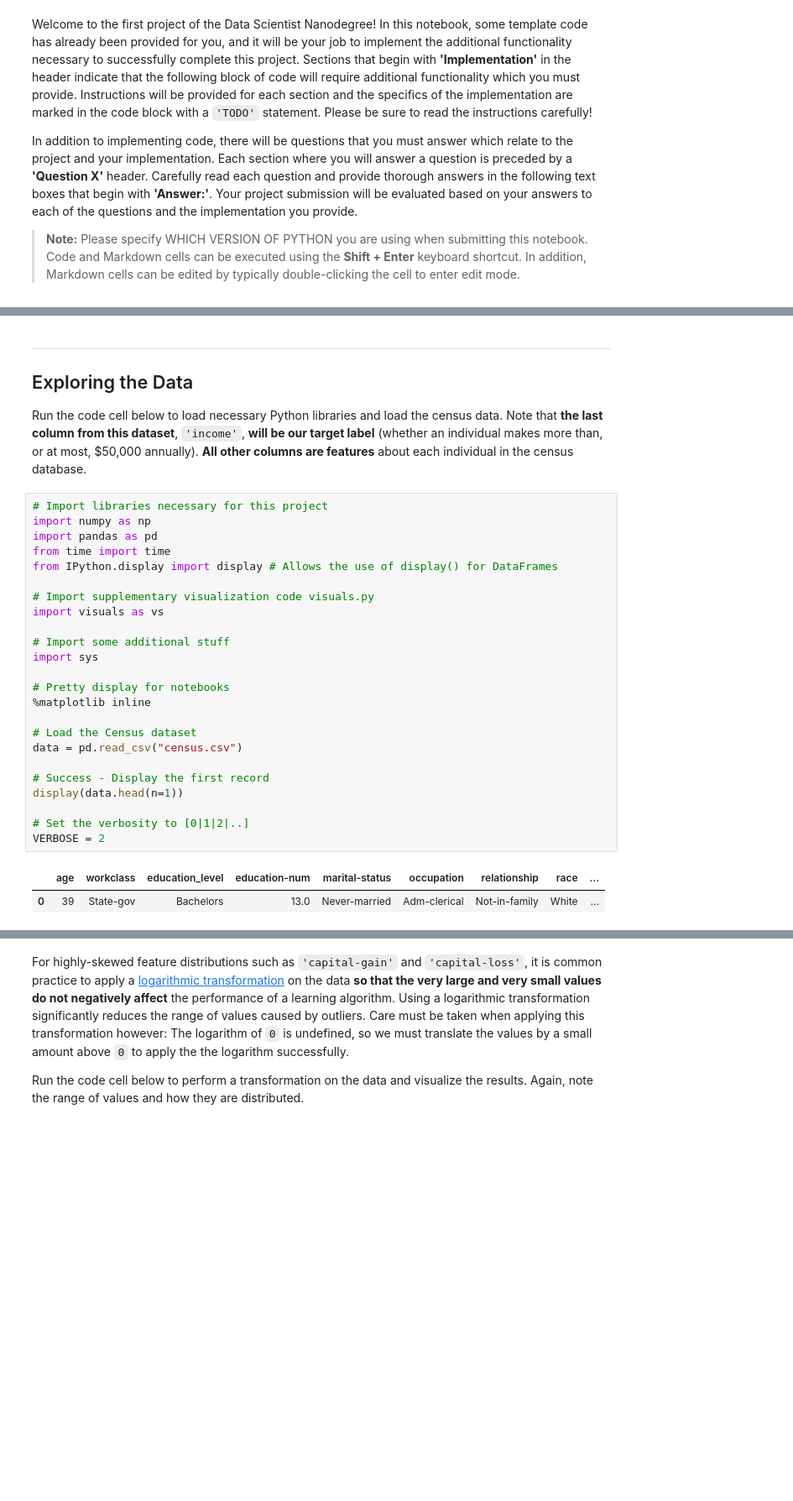
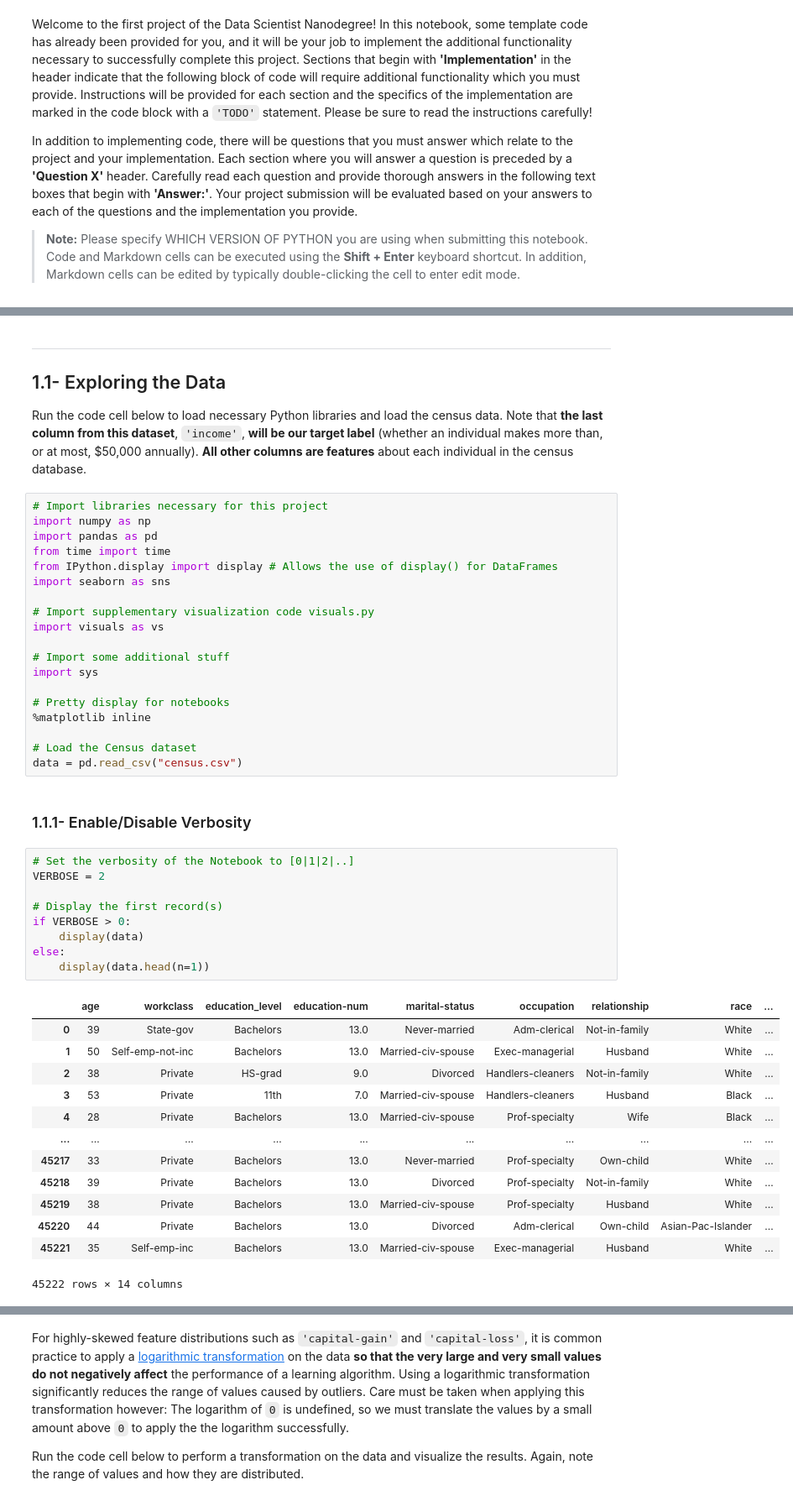
Before and after one commit to fab7/LESSONS-Supervised-Learning, a Jupyter notebook: project/finding_donors.ipynb, the cells around one changed output, grey strips where cells are left out. Shown at 84% size. Drawn from its saved outputs; the diff is of its cells as text; blank space fills up the shorter version.

```diff
--- a/project/finding_donors.ipynb
+++ b/project/finding_donors.ipynb
@@ -16,7 +18,7 @@ In this project, you will employ several supervised algorithms of your choice to
 The dataset for this project originates from the [UCI Machine Learning Repository](https://archive.ics.uci.edu/ml/datasets/Census+Income). The dataset was donated by Ron Kohavi and Barry Becker, after being published in the article _"Scaling Up the Accuracy of Naive-Bayes Classifiers: A Decision-Tree Hybrid"_. You can find the article by Ron Kohavi [online](https://www.aaai.org/Papers/KDD/1996/KDD96-033.pdf). The data we investigate here consists of small changes to the original dataset, such as removing the `'fnlwgt'` feature and records with missing or ill-formatted entries.
 # %% [markdown]
 ----
-## Exploring the Data
+## 1.1- Exploring the Data
 Run the code cell below to load necessary Python libraries and load the census data. Note that **the last column from this dataset**, `'income'`, **will be our target label** (whether an individual makes more than, or at most, $50,000 annually). **All other columns are features** about each individual in the census database.
 # %%
 # Import libraries necessary for this project
@@ -24,6 +26,7 @@ import numpy as np
 import pandas as pd
 from time import time
 from IPython.display import display # Allows the use of display() for DataFrames
+import seaborn as sns
 
 # Import supplementary visualization code visuals.py
 import visuals as vs
@@ -36,13 +39,29 @@ import sys
 
 # Load the Census dataset
 data = pd.read_csv("census.csv")
-
-# Success - Display the first record
-display(data.head(n=1))
-
-# Set the verbosity to [0|1|2|..]
-VERBOSE = 2
-# %% [output]
-|  | age | workclass | education_level | education-num | marital-status | occupation | relationship | race | ... |
-| 0 | 39 | State-gov | Bachelors | 13.0 | Never-married | Adm-clerical | Not-in-family | White | ... |
+# %% [markdown]
+### 1.1.1- Enable/Disable Verbosity
+# %%
+# Set the verbosity of the Notebook to [0|1|2|..]
+VERBOSE = 2
+
+# Display the first record(s)
+if VERBOSE > 0:
+    display(data)
+else:
+    display(data.head(n=1))
+# %% [output]
+|  | age | workclass | education_level | education-num | marital-status | occupation | relationship | race | ... |
+| 0 | 39 | State-gov | Bachelors | 13.0 | Never-married | Adm-clerical | Not-in-family | White | ... |
+| 1 | 50 | Self-emp-not-inc | Bachelors | 13.0 | Married-civ-spouse | Exec-managerial | Husband | White | ... |
+| 2 | 38 | Private | HS-grad | 9.0 | Divorced | Handlers-cleaners | Not-in-family | White | ... |
+| 3 | 53 | Private | 11th | 7.0 | Married-civ-spouse | Handlers-cleaners | Husband | Black | ... |
+| 4 | 28 | Private | Bachelors | 13.0 | Married-civ-spouse | Prof-specialty | Wife | Black | ... |
+| ... | ... | ... | ... | ... | ... | ... | ... | ... | ... |
+| 45217 | 33 | Private | Bachelors | 13.0 | Never-married | Prof-specialty | Own-child | White | ... |
+| 45218 | 39 | Private | Bachelors | 13.0 | Divorced | Prof-specialty | Not-in-family | White | ... |
+| 45219 | 38 | Private | Bachelors | 13.0 | Married-civ-spouse | Prof-specialty | Husband | White | ... |
+| 45220 | 44 | Private | Bachelors | 13.0 | Divorced | Adm-clerical | Own-child | Asian-Pac-Islander | ... |
+| 45221 | 35 | Self-emp-inc | Bachelors | 13.0 | Married-civ-spouse | Exec-managerial | Husband | White | ... |
+45222 rows × 14 columns
 # %% [markdown]
```
Also changed, not shown: parts of 20 cells of this notebook.
